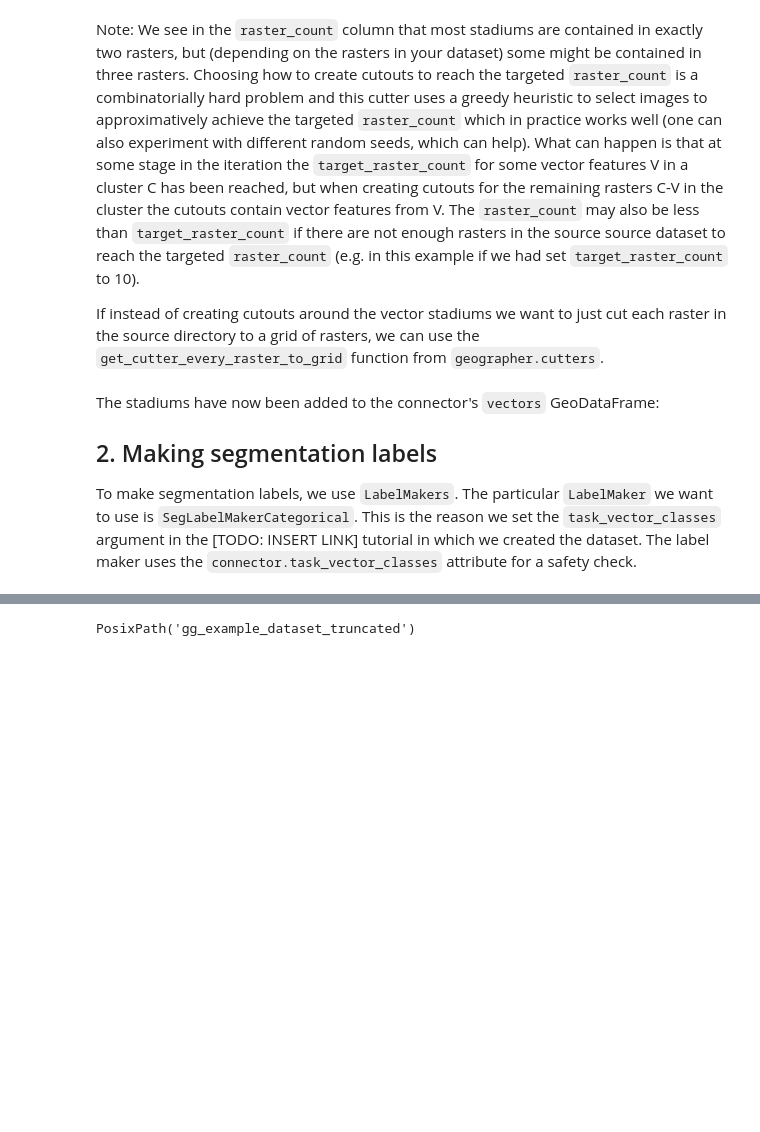
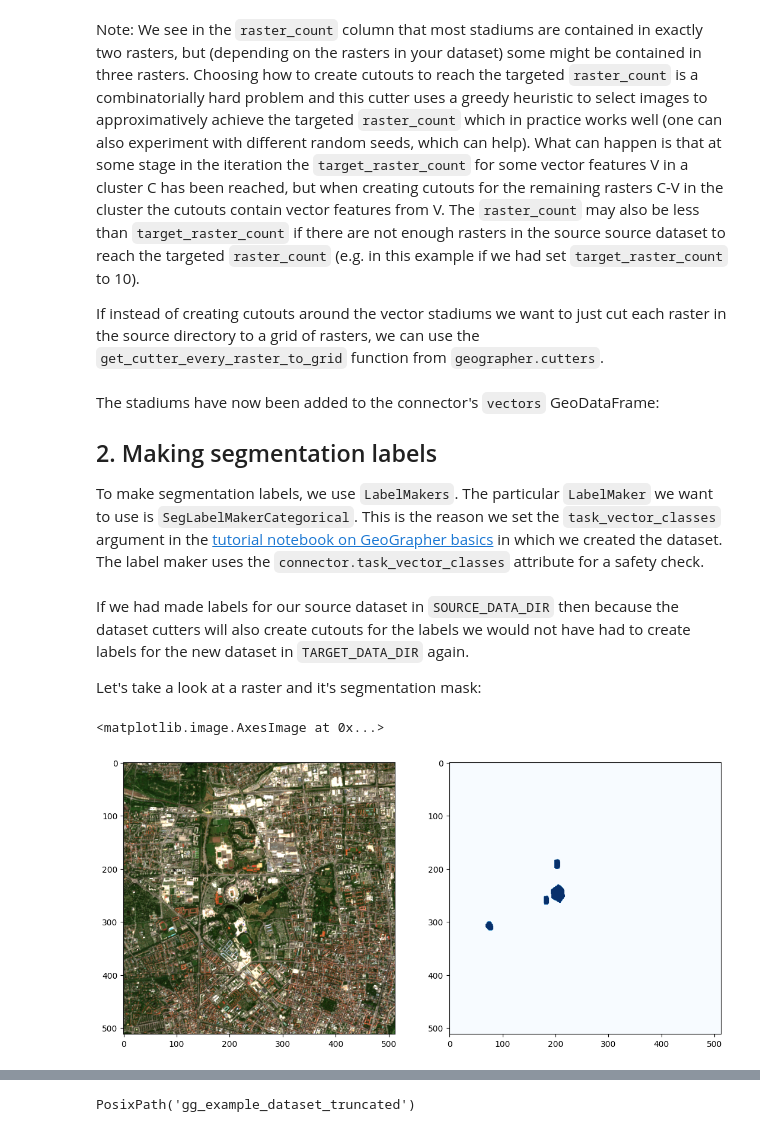
Before and after one commit to dida-do/GeoGrapher, a Jupyter notebook: notebooks/tutorial_nb_cut_label_cluster.ipynb, the cells around one changed output, grey strips where cells are left out. Saved outputs shown, nothing was run; the diff lists cells and outputs as text; code cells hidden in the pictures; blank space fills up the shorter version.

Commit message:
Add image to notebook

```diff
--- a/notebooks/tutorial_nb_cut_label_cluster.ipynb
+++ b/notebooks/tutorial_nb_cut_label_cluster.ipynb
@@ -96,10 +98,28 @@ The stadiums have now been added to the connector's `vectors` GeoDataFrame:
 
 ## 2. Making segmentation labels
 
-To make segmentation labels, we use `LabelMakers`. The particular `LabelMaker` we want to use is `SegLabelMakerCategorical`. This is the reason we set the `task_vector_classes` argument in the [TODO: INSERT LINK] tutorial in which we created the dataset. The label maker uses the `connector.task_vector_classes` attribute for a safety check.
+To make segmentation labels, we use `LabelMakers`. The particular `LabelMaker` we want to use is `SegLabelMakerCategorical`. This is the reason we set the `task_vector_classes` argument in the [tutorial notebook on GeoGrapher basics](https://github.com/dida-do/GeoGrapher/tree/main/notebooks/stadiums.geojson) in which we created the dataset. The label maker uses the `connector.task_vector_classes` attribute for a safety check.
 # %%
 from geographer.label_makers import SegLabelMakerCategorical
 
 label_maker = SegLabelMakerCategorical()
 label_maker.make_labels(connector=target_connector)
+# %% [markdown]
+If we had made labels for our source dataset in `SOURCE_DATA_DIR` then because the dataset cutters will also create cutouts for the labels we would not have had to create labels for the new dataset in `TARGET_DATA_DIR` again.
+
+Let's take a look at a raster and it's segmentation mask:
+# %%
+raster_paths = target_connector.rasters_containing_vector("Munich Olympiastadion", mode="paths")
+raster_path = raster_paths[0]
+label_path = target_connector.labels_dir / raster_path.name
+
+raster = rioxarray.open_rasterio(raster_path).sel(band=[1,2,3]).values.transpose(1, 2, 0) / 65535
+label = rioxarray.open_rasterio(label_path).values.transpose(1, 2, 0) / 255
+
+fig, ax = plt.subplots(1,2, figsize=(13, 13))
+ax[0].imshow(raster)
+ax[1].imshow(label, cmap="Blues")
+# %% [output]
+<matplotlib.image.AxesImage at 0x...>
+[figure, added]
 # %% [markdown]
```
Also changed, not shown: parts of 4 cells of this notebook, 1 other file.
